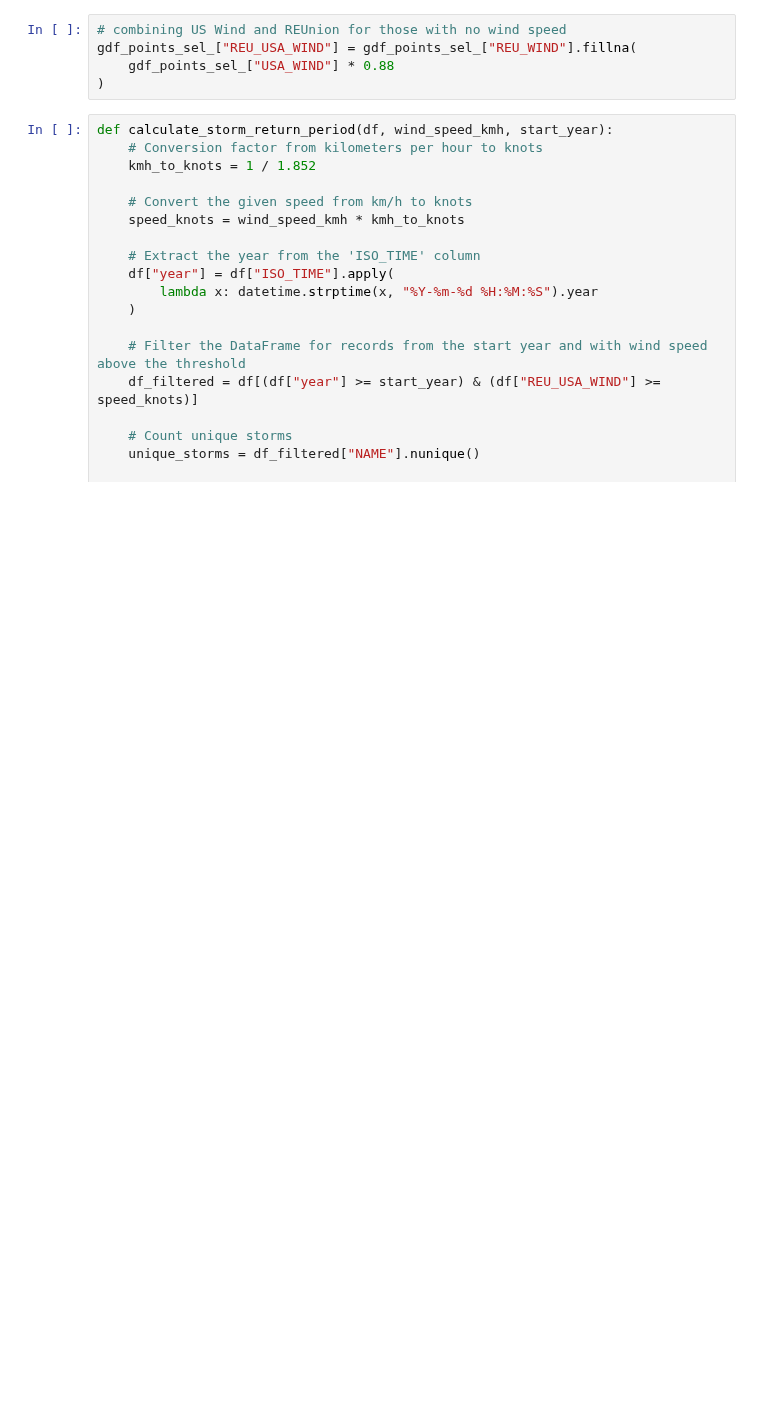
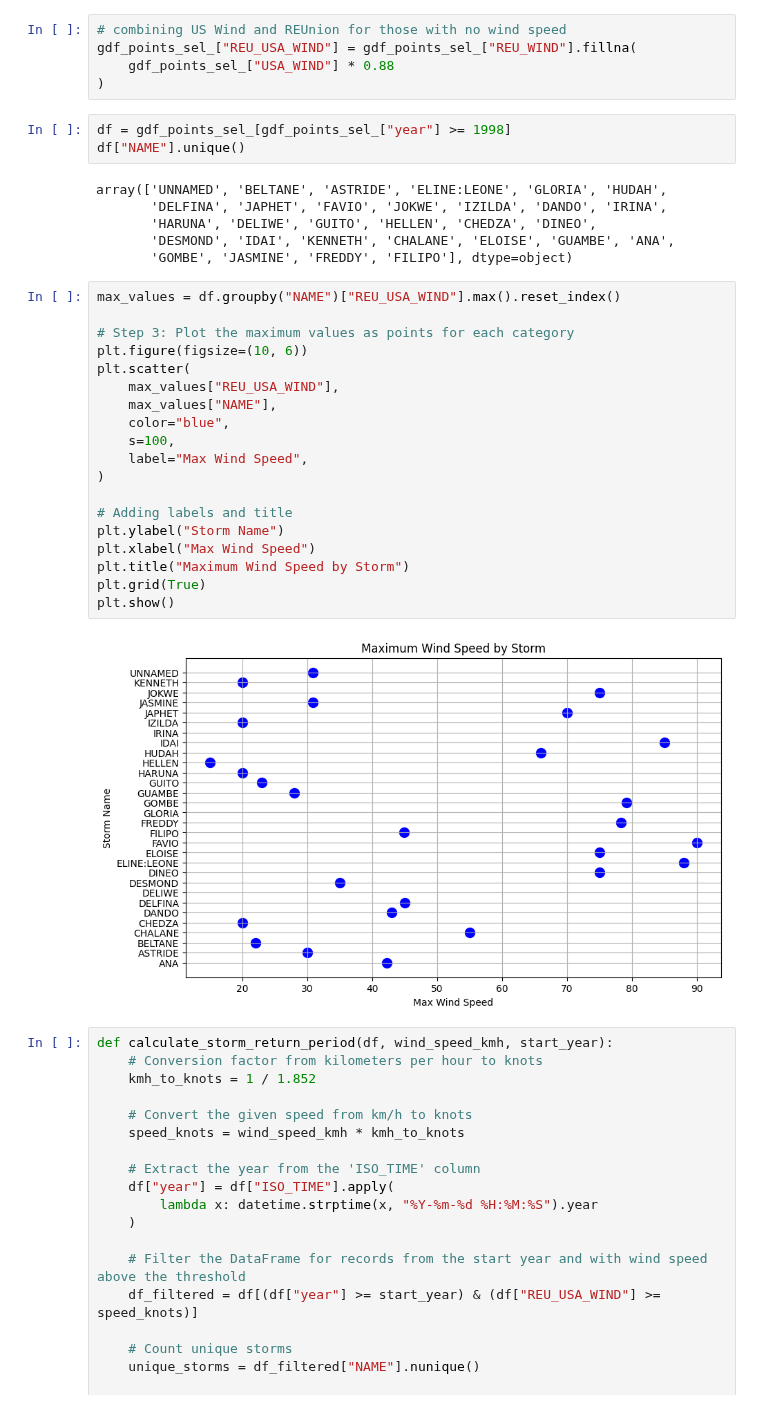
Before and after one commit to OCHA-DAP/ds-aa-moz-cyclones, a Jupyter notebook: analysis/01_return_period.ipynb, the cells around one changed output. Drawn from its saved outputs; the diff is of its cells as text; blank space fills up the shorter version.

Commit message:
adding a plot of max wind speed by storm

```diff
--- a/analysis/01_return_period.ipynb
+++ b/analysis/01_return_period.ipynb
@@ -105,6 +106,36 @@ How often do storms reach 80km/hr within these provinces?
 gdf_points_sel_["REU_USA_WIND"] = gdf_points_sel_["REU_WIND"].fillna(
     gdf_points_sel_["USA_WIND"] * 0.88
 )
+# %%
+df = gdf_points_sel_[gdf_points_sel_["year"] >= 1998]
+df["NAME"].unique()
+# %% [output]
+array(['UNNAMED', 'BELTANE', 'ASTRIDE', 'ELINE:LEONE', 'GLORIA', 'HUDAH',
+       'DELFINA', 'JAPHET', 'FAVIO', 'JOKWE', 'IZILDA', 'DANDO', 'IRINA',
+       'HARUNA', 'DELIWE', 'GUITO', 'HELLEN', 'CHEDZA', 'DINEO',
+       'DESMOND', 'IDAI', 'KENNETH', 'CHALANE', 'ELOISE', 'GUAMBE', 'ANA',
+       'GOMBE', 'JASMINE', 'FREDDY', 'FILIPO'], dtype=object)
+# %%
+max_values = df.groupby("NAME")["REU_USA_WIND"].max().reset_index()
+
+# Step 3: Plot the maximum values as points for each category
+plt.figure(figsize=(10, 6))
+plt.scatter(
+    max_values["REU_USA_WIND"],
+    max_values["NAME"],
+    color="blue",
+    s=100,
+    label="Max Wind Speed",
+)
+
+# Adding labels and title
+plt.ylabel("Storm Name")
+plt.xlabel("Max Wind Speed")
+plt.title("Maximum Wind Speed by Storm")
+plt.grid(True)
+plt.show()
+# %% [output]
+[figure, added]
 # %%
 def calculate_storm_return_period(df, wind_speed_kmh, start_year):
     # Conversion factor from kilometers per hour to knots
```
Also changed, not shown: parts of 2 cells of this notebook.
